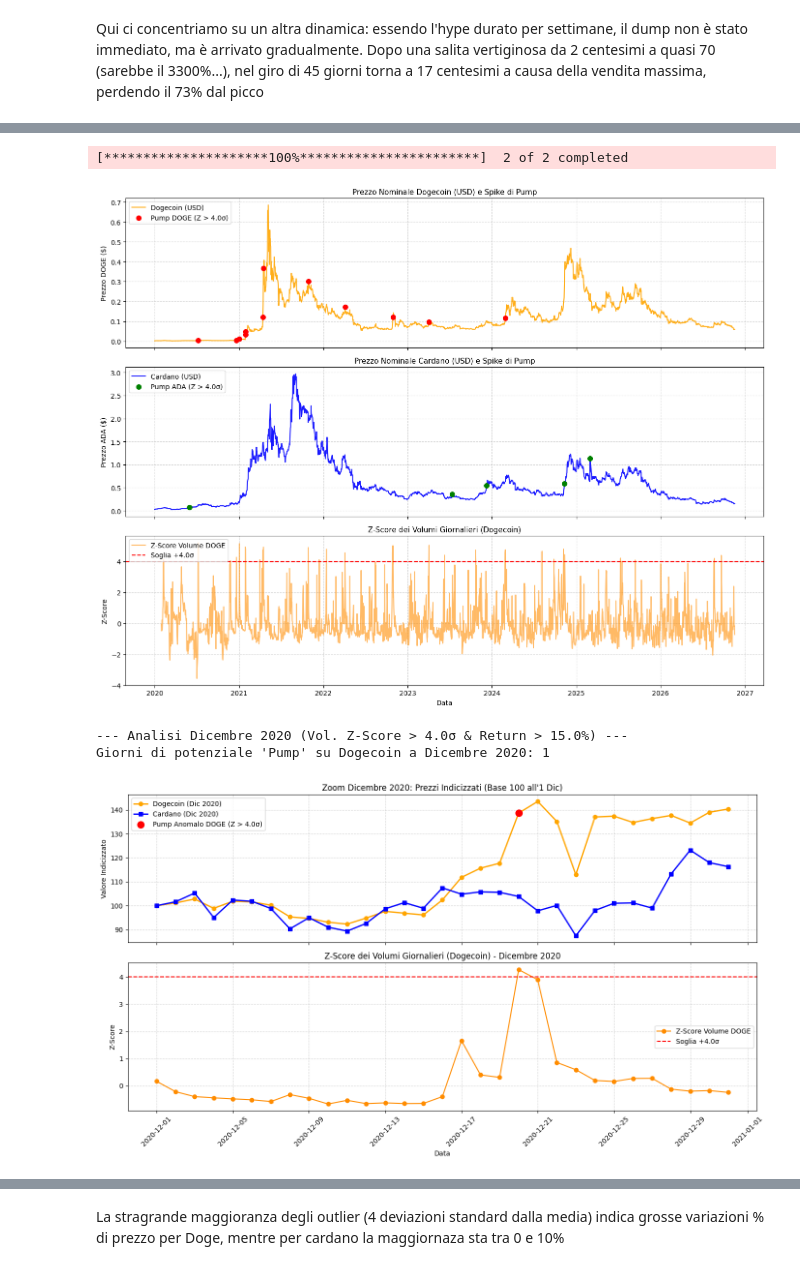
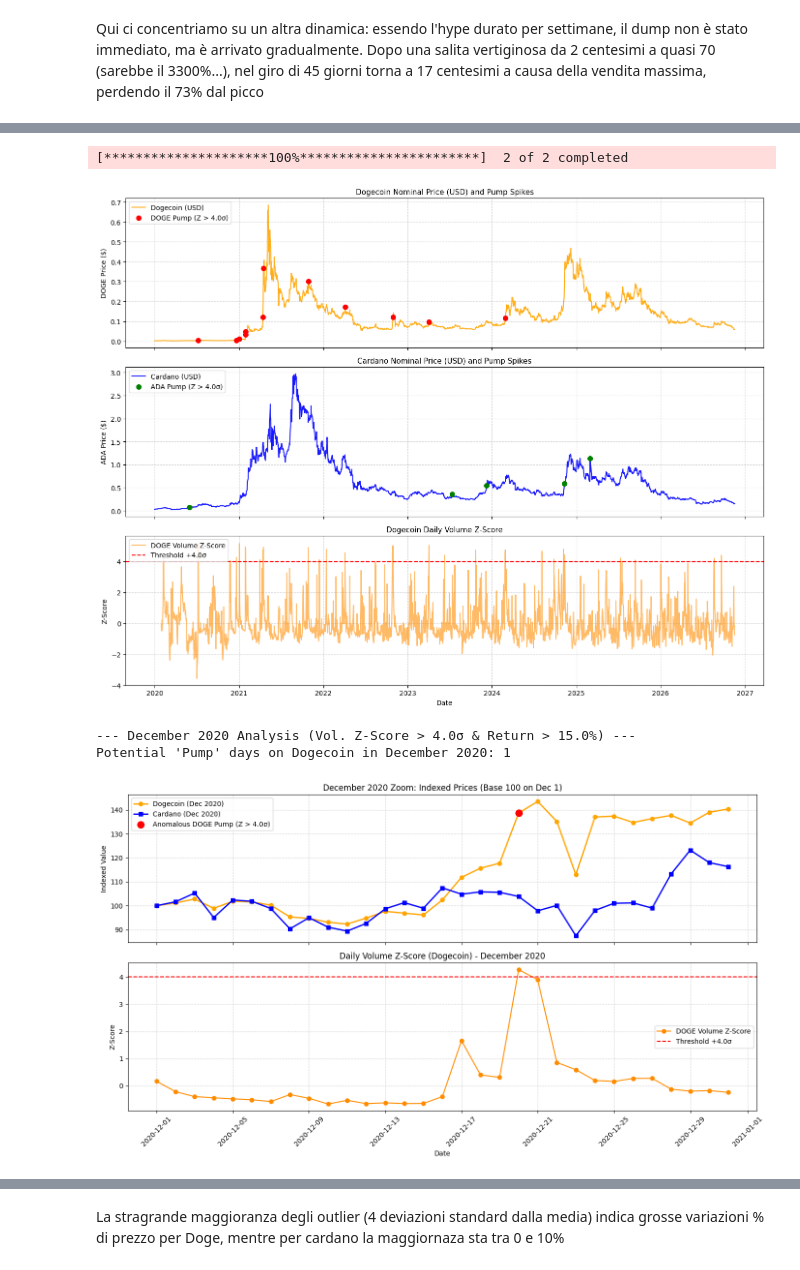
Before and after one commit to ChristianChimi/BLOCKHAIN-ANALYSIS, a Jupyter notebook: Pump_and_dump_DOGE.ipynb, the cells around one changed output, grey strips where cells are left out. Cells and saved outputs as stored; diff of their text form; code cells hidden in the pictures.

```diff
--- a/Pump_and_dump_DOGE.ipynb
+++ b/Pump_and_dump_DOGE.ipynb
@@ -383,7 +385,7 @@ import numpy as np
 import pandas as pd
 import yfinance as yf
 
-# 1. Download dei dati storici per DOGE e ADA (se non già caricati)
+# 1. Download historical data for DOGE and ADA (if not already loaded)
 tickers = ["DOGE-USD", "ADA-USD"]
 df = yf.download(tickers, start="2020-01-01", auto_adjust=True)
 
@@ -394,7 +396,7 @@ else:
   close = df[[t for t in tickers if "Close" in t]]
   volume = df[[t for t in tickers if "Volume" in t]]
 
-# 2. Calcoli statistici (Rendimenti, Curtosi e Z-Score dei volumi)
+# 2. Statistical calculations (Returns, Kurtosis, and Volume Z-Score)
 returns = np.log(close / close.shift(1))
 window = 30
 vol_sma = volume.rolling(window=window).mean()
@@ -411,10 +413,10 @@ pump_mask_ada = (vol_zscore["ADA-USD"] > volume_threshold) & (
     returns["ADA-USD"] > return_threshold
 )
 
-# 3. Visualizzazione con Subplot separati verticalmente (Asse Y indipendente per ciascuno)
+# 3. Visualization with vertically separated subplots (Independent Y-axis for each)
 fig, axes = plt.subplots(3, 1, figsize=(14, 11), sharex=True)
 
-# Subplot 1: Prezzo Nominale Dogecoin con i suoi pump
+# Subplot 1: Dogecoin Nominal Price with its pumps
 axes[0].plot(
     close.index,
     close["DOGE-USD"],
@@ -429,16 +431,16 @@ axes[0].scatter(
     color="red",
     s=50,
     zorder=5,
-    label=f"Pump DOGE (Z > {volume_threshold}σ)",
+    label=f"DOGE Pump (Z > {volume_threshold}σ)",
 )
 axes[0].set_title(
-    "Prezzo Nominale Dogecoin (USD) e Spike di Pump", fontsize=11
+    "Dogecoin Nominal Price (USD) and Pump Spikes", fontsize=11
 )
-axes[0].set_ylabel("Prezzo DOGE ($)")
+axes[0].set_ylabel("DOGE Price ($)")
 axes[0].legend(loc="upper left")
 axes[0].grid(True, linestyle="--", alpha=0.5)
 
-# Subplot 2: Prezzo Nominale Cardano con i suoi pump
+# Subplot 2: Cardano Nominal Price with its pumps
 axes[1].plot(
     close.index,
     close["ADA-USD"],
@@ -451,64 +453,64 @@ axes[1].scatter(
     ada_prices.index,
     ada_prices.values,
     color="green",
     s=50,
     zorder=5,
-    label=f"Pump ADA (Z > {volume_threshold}σ)",
+    label=f"ADA Pump (Z > {volume_threshold}σ)",
 )
 axes[1].set_title(
-    "Prezzo Nominale Cardano (USD) e Spike di Pump", fontsize=11
+    "Cardano Nominal Price (USD) and Pump Spikes", fontsize=11
 )
-axes[1].set_ylabel("Prezzo ADA ($)")
+axes[1].set_ylabel("ADA Price ($)")
 axes[1].legend(loc="upper left")
 axes[1].grid(True, linestyle="--", alpha=0.5)
 
-# Subplot 3: Z-Score dei volumi di Dogecoin (per mantenere il focus sull'anomalia)
+# Subplot 3: Dogecoin Volume Z-Score (to maintain focus on the anomaly)
 axes[2].plot(
     vol_zscore.index,
     vol_zscore["DOGE-USD"],
     color="darkorange",
     alpha=0.6,
-    label="Z-Score Volume DOGE",
+    label="DOGE Volume Z-Score",
 )
 axes[2].axhline(
     y=volume_threshold,
     color="red",
     linestyle="--",
-    label=f"Soglia +{volume_threshold}σ",
+    label=f"Threshold +{volume_threshold}σ",
 )
-axes[2].set_title("Z-Score dei Volumi Giornalieri (Dogecoin)", fontsize=11)
+axes[2].set_title("Dogecoin Daily Volume Z-Score", fontsize=11)
 axes[2].set_ylabel("Z-Score")
-axes[2].set_xlabel("Data")
+axes[2].set_xlabel("Date")
 axes[2].legend(loc="upper left")
 axes[2].grid(True, linestyle="--", alpha=0.5)
 
 plt.tight_layout()
 plt.show()
 # %% [output]
 [*********************100%***********************]  2 of 2 completed
-[figure, old version]
+[figure, new version]
 # %%
 import matplotlib.pyplot as plt
 
-# 1. Sfruttiamo i dataframe 'close' e 'volume' già esistenti in memoria
-# Calcoliamo i rendimenti e lo z-score se non li avevi salvati
+# 1. Use existing 'close' and 'volume' dataframes in memory
+# Calculate returns and z-score if they were not saved
 returns = np.log(close / close.shift(1))
 window = 30
 vol_sma = volume.rolling(window=window).mean()
 vol_std = volume.rolling(window=window).std()
 vol_zscore = (volume - vol_sma) / vol_std
 
-# 2. Filtriamo rigorosamente solo il mese di Dicembre 2020
+# 2. Strictly filter only the month of December 2020
 dec_mask = (close.index >= "2020-12-01") & (close.index <= "2020-12-31")
 
 close_dec = close.loc[dec_mask]
 returns_dec = returns.loc[dec_mask]
 vol_zscore_dec = vol_zscore.loc[dec_mask]
 
-# Normalizzazione Base 100 all'inizio di Dicembre 2020
+# Base 100 normalization at the beginning of December 2020
 norm_close_dec = (close_dec / close_dec.iloc[0]) * 100
 
-# Applicazione del filtro di pump (Z-Score > 4σ & Return > 15%)
+# Apply pump filter (Z-Score > 4σ & Return > 15%)
 volume_threshold = 4.0
 return_threshold = 0.15
 
@@ -517,22 +519,22 @@ pump_mask_dec = (vol_zscore_dec["DOGE-USD"] > volume_threshold) & (
 )
 
 print(
-    f"--- Analisi Dicembre 2020 (Vol. Z-Score > {volume_threshold}σ & Return >"
+    f"--- December 2020 Analysis (Vol. Z-Score > {volume_threshold}σ & Return >"
     f" {return_threshold*100}%) ---"
 )
 print(
-    "Giorni di potenziale 'Pump' su Dogecoin a Dicembre 2020:"
+    "Potential 'Pump' days on Dogecoin in December 2020:"
     f" {pump_mask_dec.sum()}"
 )
 
-# 3. Visualizzazione Grafica Zoomata su Dicembre 2020
+# 3. Zoomed Graphical Visualization for December 2020
 fig, axes = plt.subplots(2, 1, figsize=(14, 8), sharex=True)
 
-# Grafico Prezzi Indicizzati a Dicembre 2020
+# Indexed Prices Chart for December 2020
 axes[0].plot(
     norm_close_dec.index,
     norm_close_dec["DOGE-USD"],
-    label="Dogecoin (Dic 2020)",
+    label="Dogecoin (Dec 2020)",
     color="orange",
     marker="o",
     linewidth=2,
@@ -540,13 +542,13 @@ axes[0].plot(
 axes[0].plot(
     norm_close_dec.index,
     norm_close_dec["ADA-USD"],
-    label="Cardano (Dic 2020)",
+    label="Cardano (Dec 2020)",
     color="blue",
     marker="s",
     linewidth=2,
 )
 
-# Evidenziamo eventuali giorni anomali a Dicembre
+# Highlight any anomalous days in December
 doge_pumps_dec = norm_close_dec.loc[pump_mask_dec, "DOGE-USD"]
 if not doge_pumps_dec.empty:
   axes[0].scatter(
@@ -555,35 +557,35 @@ if not doge_pumps_dec.empty:
       color="red",
       s=100,
       zorder=5,
-      label=f"Pump Anomalo DOGE (Z > {volume_threshold}σ)",
+      label=f"Anomalous DOGE Pump (Z > {volume_threshold}σ)",
   )
 
 axes[0].set_title(
-    "Zoom Dicembre 2020: Prezzi Indicizzati (Base 100 all'1 Dic)", fontsize=12
+    "December 2020 Zoom: Indexed Prices (Base 100 on Dec 1)", fontsize=12
 )
-axes[0].set_ylabel("Valore Indicizzato")
+axes[0].set_ylabel("Indexed Value")
 axes[0].legend()
 axes[0].grid(True, linestyle="--", alpha=0.5)
 
-# Sotto-grafico: Z-Score dei volumi a Dicembre 2020
+# Subplot: Volume Z-Score in December 2020
 axes[1].plot(
     vol_zscore_dec.index,
     vol_zscore_dec["DOGE-USD"],
     color="darkorange",
     marker="o",
-    label="Z-Score Volume DOGE",
+    label="DOGE Volume Z-Score",
 )
 axes[1].axhline(
     y=volume_threshold,
     color="red",
     linestyle="--",
-    label=f"Soglia +{volume_threshold}σ",
+    label=f"Threshold +{volume_threshold}σ",
 )
 axes[1].set_title(
-    "Z-Score dei Volumi Giornalieri (Dogecoin) - Dicembre 2020", fontsize=12
+    "Daily Volume Z-Score (Dogecoin) - December 2020", fontsize=12
 )
 axes[1].set_ylabel("Z-Score")
-axes[1].set_xlabel("Data")
+axes[1].set_xlabel("Date")
 axes[1].legend()
 axes[1].grid(True, linestyle="--", alpha=0.5)
 
@@ -591,8 +593,8 @@ plt.xticks(rotation=45)
 plt.tight_layout()
 plt.show()
 # %% [output]
---- Analisi Dicembre 2020 (Vol. Z-Score > 4.0σ & Return > 15.0%) ---
-Giorni di potenziale 'Pump' su Dogecoin a Dicembre 2020: 1
+--- December 2020 Analysis (Vol. Z-Score > 4.0σ & Return > 15.0%) ---
+Potential 'Pump' days on Dogecoin in December 2020: 1
-[figure, old version]
+[figure, new version]
 # %%
 import matplotlib.pyplot as plt
```
Also changed, not shown: parts of 3 cells of this notebook.
